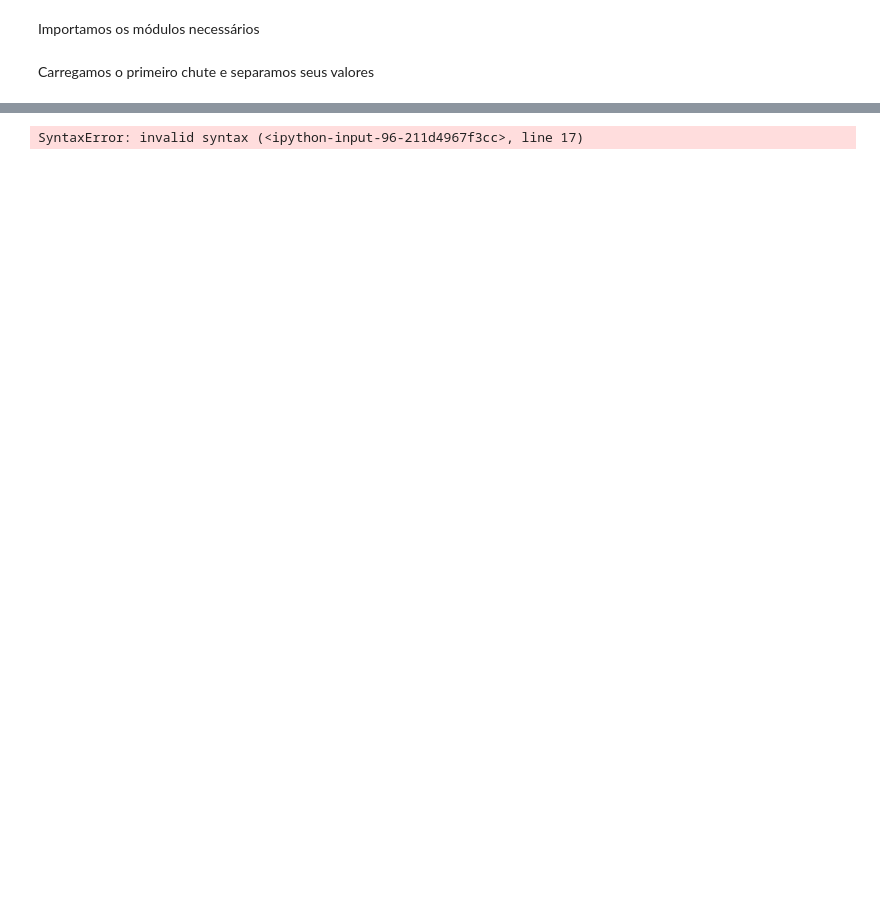
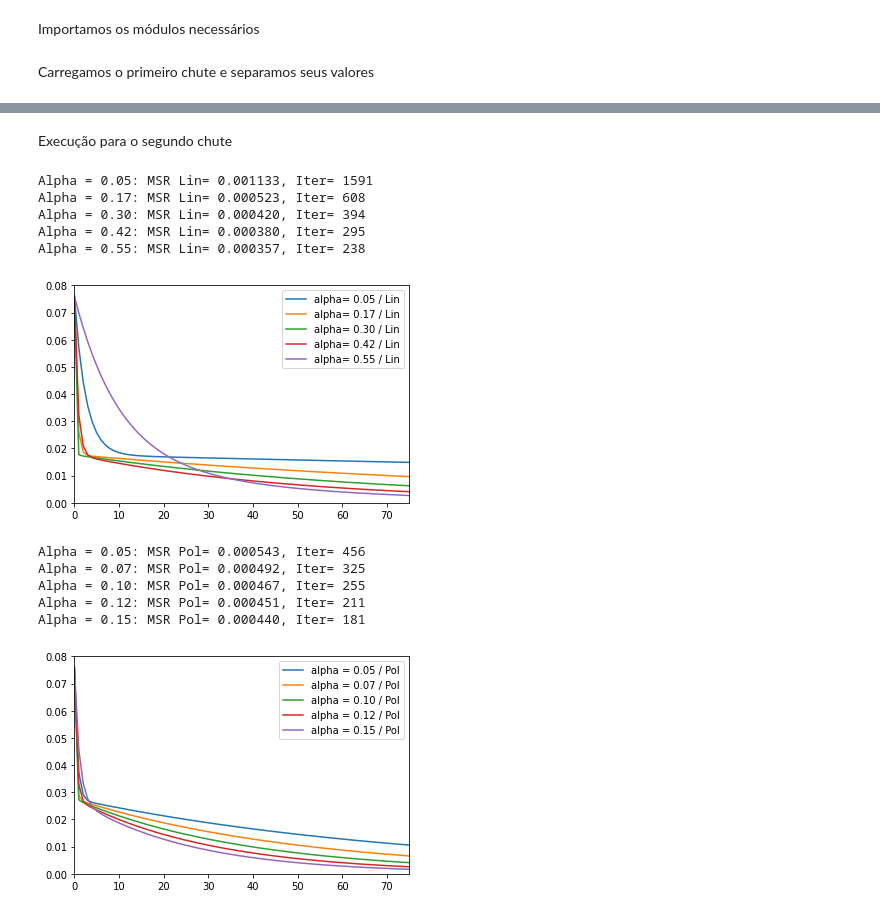
Before and after one commit to heigon77/MC886-MachineLearning-HG, a Jupyter notebook: Projeto 2/P2_EX1.ipynb, the cells around one changed output, grey strips where cells are left out. Saved outputs shown, nothing was run; the diff lists cells and outputs as text; code cells hidden in the pictures; blank space fills up the shorter version.

```diff
--- a/Projeto 2/P2_EX1.ipynb
+++ b/Projeto 2/P2_EX1.ipynb
@@ -205,25 +260,49 @@ Calculamos polinomios através de distintos valores de alpha e imprimimos seus r
+# %%
+with open('kick2.dat') as f:
+    lines = f.readlines()
+    xyz = np.array([[float(line.split()[0]),float(line.split()[1]),float(line.split()[2])] for line in lines])
+
+    X = xyz[:,0]
+    Y = xyz[:,1]
+    Z = xyz[:,2]
+# %% [markdown]
+Execução para o segundo chute
 # %%
-for alpha in np.linspace(0.05, 0.55, 11):
-    listJl,newX_yLin,preX_yLin,preY_yLin,msrl = LinRegUni(0,0,alpha,20,X,Y,10**(-6))
+for alpha in np.linspace(0.05, 0.55, 5):
+    listJ,newX_yLin,preX_yLin,preY_yLin,msr = LinRegUni(0,0,alpha,20,X,Y,10**(-6))
 
-    if alpha < 0.2:
-        listJp,newX_yPol,preX_yPol,preY_yPol,msrp = PolRegUni(0,0,0,alpha,20,X,Y,10**(-6))
+    print("Alpha = {:.2f}: MSR Lin= {:.6f}, Iter= {}".format(alpha, msr, len(listJ)))
 
-        print("Alpha = {}: MSR Lin= {:.6f}, Iter= {} / MSR Pol= {:.6f}, Iter= {}".format(alpha, msrl, len(listJl), msrp, len(listJp)))
+    plt.plot(np.arange(len(listJ)), listJ, label= 'alpha= {:.2f} / Lin'.format(alpha))
+    plt.legend()
 
-        plt.plot(np.arange(len(listJl)), listJl, label= 'alpha= {} / Lin'.format(alpha))
-        plt.legend()
+plt.xlim(0, 75)
+plt.ylim(0, 0.08)
+plt.show()
 
-        plt.plot(np.arange(len(listJp)), listJp, label= 'alpha = {} / Pol'.format(alpha))
-        plt.legend()
-    else:
-        print("Alpha = {}: MSR Lin= {:.6f}, Iter= {}".format(alpha, msrl, len(listJl)))
+for alpha in np.linspace(0.05, 0.15, 5):
 
-        plt.plot(np.arange(len(listJl)), listJl, label= 'alpha= {} / Lin'.format(alpha))
-        plt.legend()
+    listJ,newX_yPol,preX_yPol,preY_yPol,msr = PolRegUni(0,0,0,alpha,20,X,Y,10**(-6))
 
-plt.xlim(0, 200)
-plt.ylim(0, 0.15)
+    print("Alpha = {:.2f}: MSR Pol= {:.6f}, Iter= {}".format(alpha, msr, len(listJ)))
+
+    plt.plot(np.arange(len(listJ)), listJ, label= 'alpha = {:.2f} / Pol'.format(alpha))
+    plt.legend()
+
+
+plt.xlim(0, 75)
+plt.ylim(0, 0.08)
 plt.show()
 # %% [output]
-SyntaxError: invalid syntax (<ipython-input-96-211d4967f3cc>, line 17)
+Alpha = 0.05: MSR Lin= 0.001133, Iter= 1591
+Alpha = 0.17: MSR Lin= 0.000523, Iter= 608
+Alpha = 0.30: MSR Lin= 0.000420, Iter= 394
+Alpha = 0.42: MSR Lin= 0.000380, Iter= 295
+Alpha = 0.55: MSR Lin= 0.000357, Iter= 238
+[figure, added]
+Alpha = 0.05: MSR Pol= 0.000543, Iter= 456
+Alpha = 0.07: MSR Pol= 0.000492, Iter= 325
+Alpha = 0.10: MSR Pol= 0.000467, Iter= 255
+Alpha = 0.12: MSR Pol= 0.000451, Iter= 211
+Alpha = 0.15: MSR Pol= 0.000440, Iter= 181
+[figure, added]
```
Also changed, not shown: parts of 16 cells of this notebook, 1 other file.
